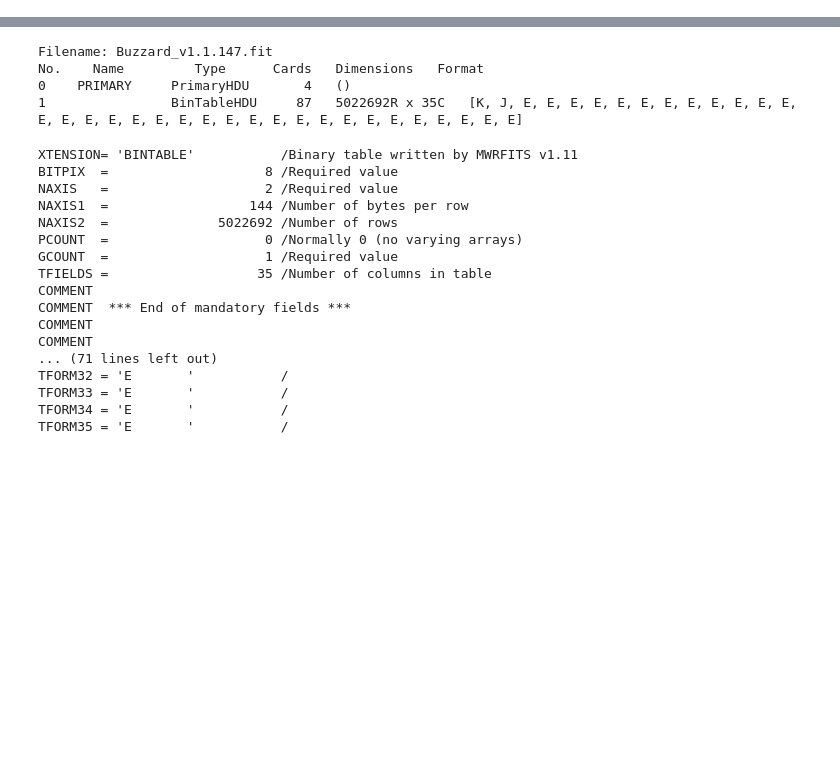
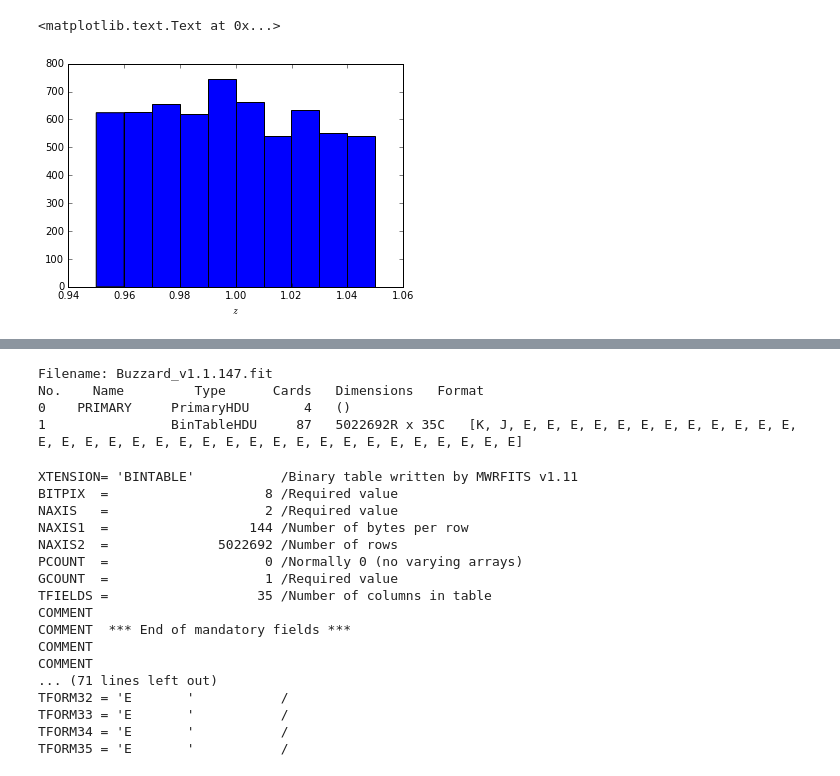
Before and after one commit to aimalz/pretzal, a Jupyter notebook: code/data-exploration.ipynb, the cells around one changed output, grey strips where cells are left out. Drawn from its saved outputs; the diff is of its cells as text; code cells hidden in the pictures; blank space fills up the shorter version.

```diff
--- a/code/data-exploration.ipynb
+++ b/code/data-exploration.ipynb
@@ -25,2 +17,2 @@ WARNING: pylab import has clobbered these variables: ['copy']
 # %%
-true_hdulist = pyfits.open('../../Buzzard_v1.1_truth.147.fit')
+tru_hdulist = pyfits.open('Buzzard_v1.1_truth.147.fit')
@@ -48,2 +46,2 @@ TFORM48 = 'E       '           /
 # %%
-true_data = tru_hdulist[1].data
+tru_data = tru_hdulist[1].data
@@ -53,0 +48,36 @@ indice
+# %%
+#cut the data because it's too big
+n_tru = 100000
+nredshifts = n_tru
+tru_ind = np.random.choice(range(0,len(tru_data)),n_tru)
+tru_data = tru_hdulist[1].data[tru_ind]
+# %%
+#warning, selection is slow!
+
+# #must do this because kcorrect templates fail at high z
+# lo_z_ind = np.where(tru_data['Z']<2.)
+# hi_z_ind = np.where(tru_data['Z']>2.)
+
+#introduced this for testing
+mid_z_ind_lo = np.where(tru_data['Z']<1.05)
+mid_z_ind_hi = np.where(tru_data['Z']>0.95)
+mid_z_ind = np.intersect1d(mid_z_ind_lo,mid_z_ind_hi)
+
+cut_ind = mid_z_ind#np.random.choice(mid_z_ind[0],n_tru)#choose lo, hi (crazy), or mid (for testing)
+n_cut = len(cut_ind)
+# %%
+tru_zs = tru_data['Z'][cut_ind]#[tru_ind]
+redshift = tru_zs
+
+# warning, KDE is slow!
+# X = np.random.choice(tru_data['Z'],10000)
+# kde_test = kde.KernelDensity(kernel='gaussian', bandwidth=1.).fit(X.reshape(-1,1))
+# X_plot = np.linspace(np.min(X), np.max(X), 1000)[:, np.newaxis]
+# res = kde_test.score_samples(X_plot)
+# plt.plot(X_plot[:, 0], res)
+
+plt.hist(tru_zs)
+plt.xlabel(r'$z$')
+# %% [output]
+<matplotlib.text.Text at 0x...>
+[figure, added]
```
Also changed, not shown: parts of 27 cells of this notebook.
